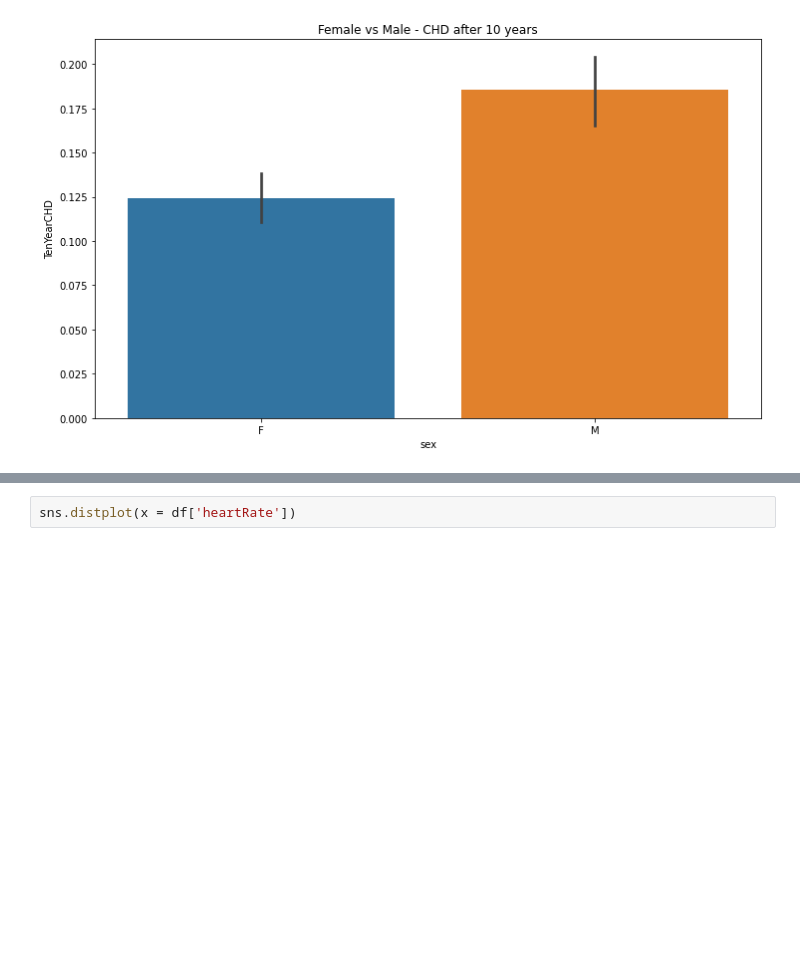
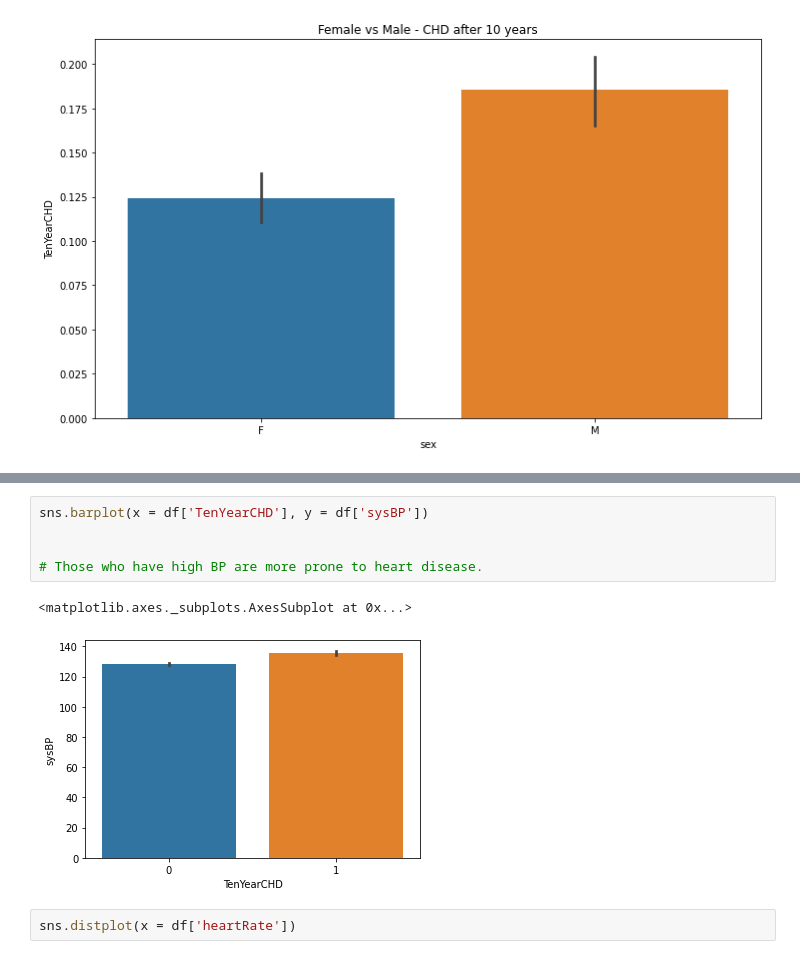
Before and after one commit to SajalSinha/CardioVascular-Risk-Prediction, a Jupyter notebook: CardiovascularRiskPrediction.ipynb, the cells around one changed output, grey strips where cells are left out. Drawn from its saved outputs; the diff is of its cells as text; blank space fills up the shorter version.

```diff
--- a/CardiovascularRiskPrediction.ipynb
+++ b/CardiovascularRiskPrediction.ipynb
@@ -310,3 +339,11 @@ plt.show()
+# %%
+sns.barplot(x = df['TenYearCHD'], y = df['sysBP'])
+
+
+# Those who have high BP are more prone to heart disease.
+# %% [output]
+<matplotlib.axes._subplots.AxesSubplot at 0x...>
+[figure, added]
 # %%
 sns.distplot(x = df['heartRate'])
 # %% [output]
```
Also changed, not shown: parts of 12 cells of this notebook.
